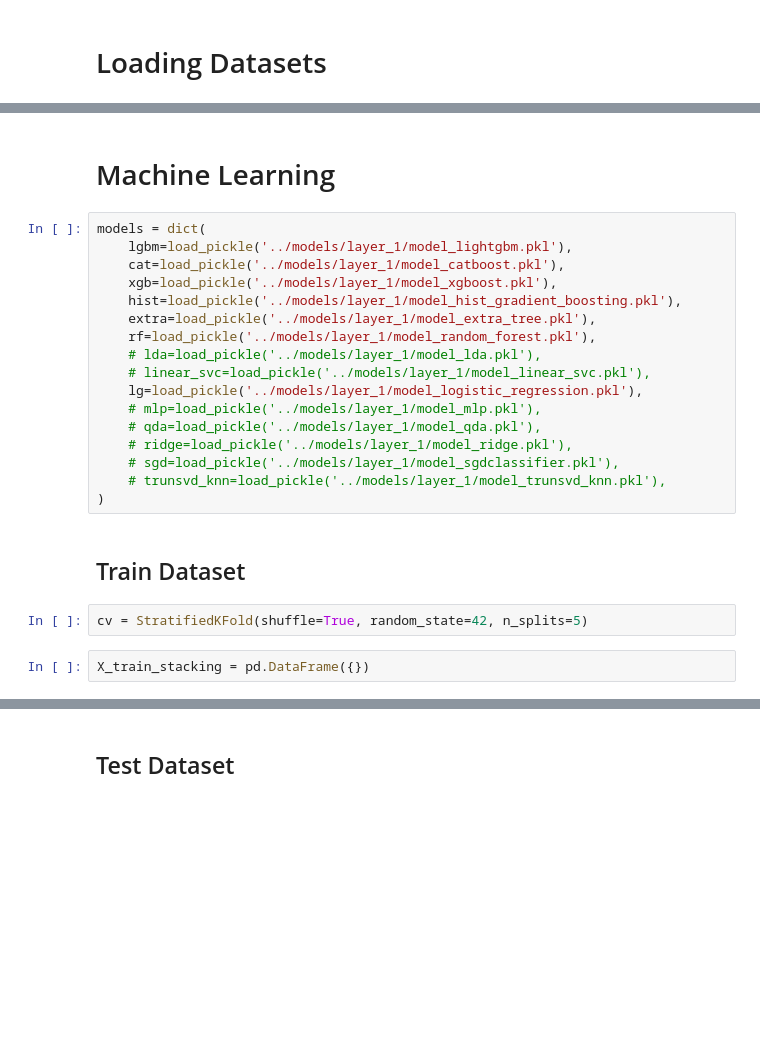
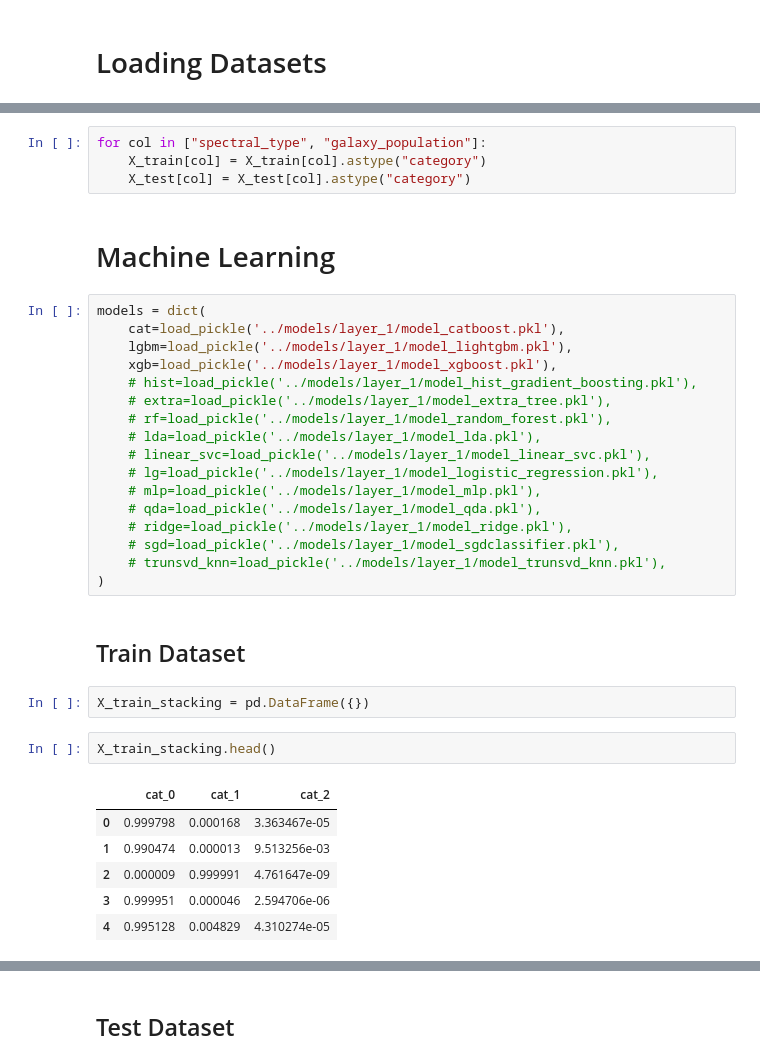
Before and after one commit to juniorcl/kaggle-competition-predicting-stellar-class, a Jupyter notebook: notebooks/4.0_stacking_data_layer_one.ipynb, the cells around one changed output, grey strips where cells are left out. Drawn from its saved outputs; the diff is of its cells as text; blank space fills up the shorter version.

```diff
--- a/notebooks/4.0_stacking_data_layer_one.ipynb
+++ b/notebooks/4.0_stacking_data_layer_one.ipynb
@@ -45,16 +47,20 @@ X_test.head()
+# %%
+for col in ["spectral_type", "galaxy_population"]:
+    X_train[col] = X_train[col].astype("category")
+    X_test[col] = X_test[col].astype("category")
 # %% [markdown]
 # Machine Learning
 # %%
 models = dict(
+    cat=load_pickle('../models/layer_1/model_catboost.pkl'),
     lgbm=load_pickle('../models/layer_1/model_lightgbm.pkl'),
-    cat=load_pickle('../models/layer_1/model_catboost.pkl'),
     xgb=load_pickle('../models/layer_1/model_xgboost.pkl'),
-    hist=load_pickle('../models/layer_1/model_hist_gradient_boosting.pkl'),
-    extra=load_pickle('../models/layer_1/model_extra_tree.pkl'),
-    rf=load_pickle('../models/layer_1/model_random_forest.pkl'),
+    # hist=load_pickle('../models/layer_1/model_hist_gradient_boosting.pkl'),
+    # extra=load_pickle('../models/layer_1/model_extra_tree.pkl'),
+    # rf=load_pickle('../models/layer_1/model_random_forest.pkl'),
     # lda=load_pickle('../models/layer_1/model_lda.pkl'),
     # linear_svc=load_pickle('../models/layer_1/model_linear_svc.pkl'),
-    lg=load_pickle('../models/layer_1/model_logistic_regression.pkl'),
+    # lg=load_pickle('../models/layer_1/model_logistic_regression.pkl'),
     # mlp=load_pickle('../models/layer_1/model_mlp.pkl'),
     # qda=load_pickle('../models/layer_1/model_qda.pkl'),
     # ridge=load_pickle('../models/layer_1/model_ridge.pkl'),
@@ -63,10 +69,17 @@ models = dict(
 )
 # %% [markdown]
 ## Train Dataset
-# %%
-cv = StratifiedKFold(shuffle=True, random_state=42, n_splits=5)
 # %%
 X_train_stacking = pd.DataFrame({})
+# %%
+X_train_stacking.head()
+# %% [output]
+|  | cat_0 | cat_1 | cat_2 |
+| 0 | 0.999798 | 0.000168 | 3.363467e-05 |
+| 1 | 0.990474 | 0.000013 | 9.513256e-03 |
+| 2 | 0.000009 | 0.999991 | 4.761647e-09 |
+| 3 | 0.999951 | 0.000046 | 2.594706e-06 |
+| 4 | 0.995128 | 0.004829 | 4.310274e-05 |
 # %%
 for model_name, model in tqdm(models.items()):
 
```
Also changed, not shown: parts of 9 cells of this notebook, 10 other files.
